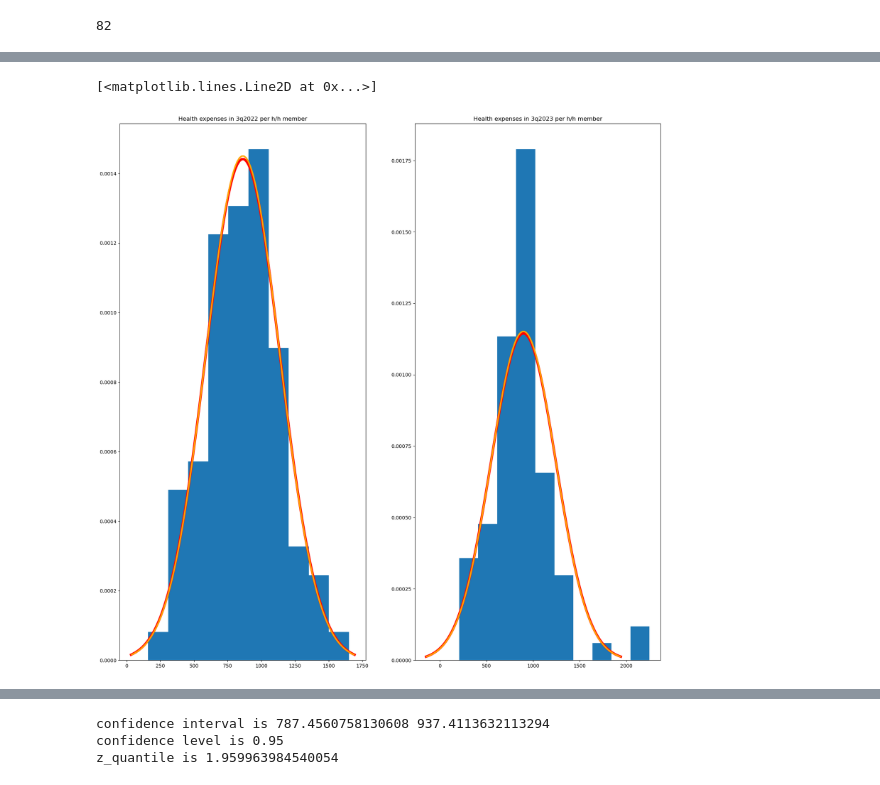
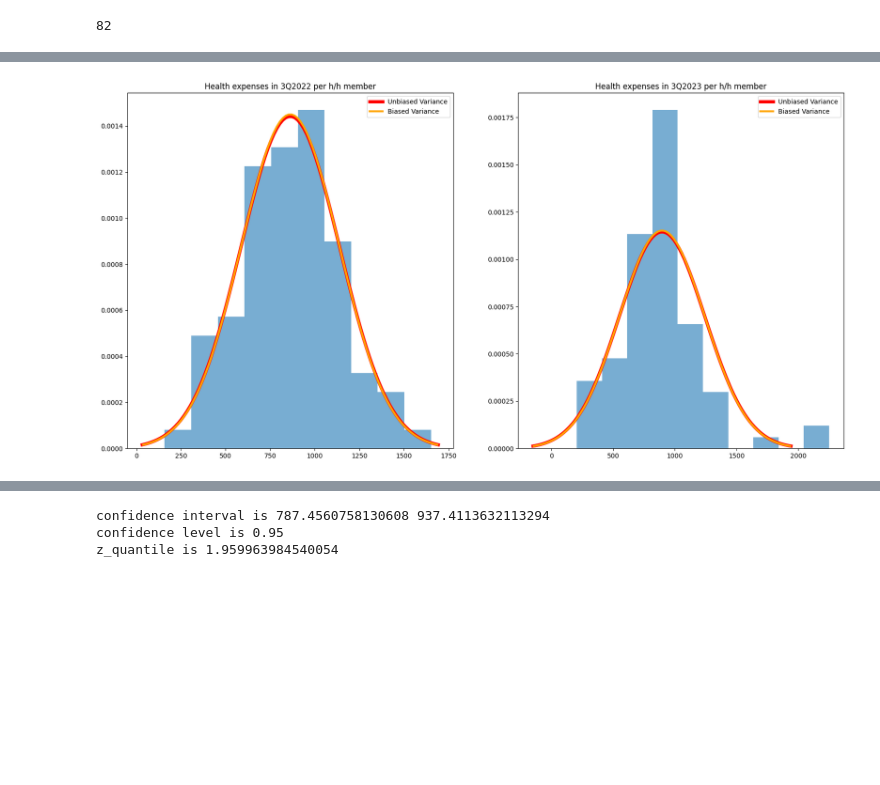
Before and after one commit to Pyatachokk/hse_asml_course, a Jupyter notebook: seminars/seminar_6/stat_0.ipynb, the cells around one changed output, grey strips where cells are left out. Cells and saved outputs as stored; diff of their text form; code cells hidden in the pictures; blank space fills up the shorter version.

```diff
--- a/seminars/seminar_6/stat_0.ipynb
+++ b/seminars/seminar_6/stat_0.ipynb
@@ -11,4 +13,6 @@ import scipy.stats as stats
 # %%
-data = pd.read_excel("HW_example_data.xlsx", sheet_name = "Data")
-print(data)
+data = pd.read_excel("data.xlsx", sheet_name = "Data", index_col=0)
+data.index.name = "region"
+
+data
 # %% [output]
@@ -32,3 +32,0 @@ print(data)
-# %%
-data = data.rename(columns={'Unnamed: 0': 'region'})
-print(data)
@@ -103,8 +100,9 @@ ax[0,0].set_title('ln Health expenses in 3q2022 per h/h member')
 ax[0,0].hist(data.ln_health_3q2022)
 ax[0,1].set_title('ln Health expenses in 3q2023 per h/h member')
 ax[0,1].hist(data.ln_health_3q2023)
-ax[1,0].set_title('ln Health expenses in 3q2022 per h/h member')
-ax[1,0].hist(data.ln_health_3q2022, bins = 15)
-ax[1,1].set_title('ln Health expenses in 3q2023 per h/h member')
-ax[1,1].hist(data.ln_health_3q2023, bins = 15)
+
+ax[1,0].set_title('Health expenses in 3q2022 per h/h member')
+ax[1,0].hist(data.health_3q2022)
+ax[1,1].set_title('Health expenses in 3q2023 per h/h member')
+ax[1,1].hist(data.health_3q2023)
 # %% [output]
@@ -139,27 +147,37 @@ health 3q2023 mean is 896.12 health 3q2023 unbiased sample variance is 121458.8
 # %%
-x2022 = np.linspace(mean2022 - 3*np.sqrt(sample_variance2022_ub), mean2022 + 3*np.sqrt(sample_variance2022_ub), 100)
-x2023 = np.linspace(mean2023 - 3*np.sqrt(sample_variance2023_ub), mean2023 + 3*np.sqrt(sample_variance2023_ub), 100)
+# Function to calculate x range for plotting
+def calculate_x_range(mean, variance, num_points=100):
+    std_dev = np.sqrt(variance)
+    return np.linspace(mean - 3 * std_dev, mean + 3 * std_dev, num_points)
 
-x2022_b = np.linspace(mean2022 - 3*np.sqrt(sample_variance2022_b), mean2022 + 3*np.sqrt(sample_variance2022_b), 100)
-x2023_b = np.linspace(mean2023 - 3*np.sqrt(sample_variance2023_b), mean2023 + 3*np.sqrt(sample_variance2023_b), 100)
+# Function to plot histogram and normal distribution
+def plot_histogram_with_distribution(ax, title, data, mean, variance_ub, variance_b):
+    ax.set_title(title)
+    ax.hist(data, density=True, alpha=0.6)
 
+    x_ub = calculate_x_range(mean, variance_ub)
+    ax.plot(x_ub, stats.norm.pdf(x_ub, mean, np.sqrt(variance_ub)), color='red', linewidth=5, label='Unbiased Variance')
 
-fig, ax = plt.subplots(1,2, figsize=(20,20))
-ax[0].set_title('Health expenses in 3q2022 per h/h member')
-ax[0].hist(data.health_3q2022, density = True)
-ax[0].plot(x2022, stats.norm.pdf(x2022, mean2022, np.sqrt(sample_variance2022_ub)), color = 'red', linewidth = 5)
+    x_b = calculate_x_range(mean, variance_b)
+    ax.plot(x_b, stats.norm.pdf(x_b, mean, np.sqrt(variance_b)), color='orange', linewidth=3, label='Biased Variance')
 
-ax[1].set_title('Health expenses in 3q2023 per h/h member')
-ax[1].hist(data.health_3q2023, density = True)
-ax[1].plot(x2023, stats.norm.pdf(x2023, mean2023, np.sqrt(sample_variance2023_ub)), color = 'red', linewidth = 5)
+    ax.legend()
 
+# Calculate statistics for each dataset
+mean_2022, variance_2022_ub, variance_2022_b = calculate_statistics(data.health_3q2022)
+mean_2023, variance_2023_ub, variance_2023_b = calculate_statistics(data.health_3q2023)
 
-ax[0].plot(x2022_b, stats.norm.pdf(x2022_b, mean2022, np.sqrt(sample_variance2022_b)), color = 'orange', linewidth = 3)
+# Create subplots
+fig, ax = plt.subplots(1, 2, figsize=(20, 10))
 
-ax[1].plot(x2023_b, stats.norm.pdf(x2023_b, mean2023, np.sqrt(sample_variance2023_b)), color = 'orange', linewidth = 3)
+# Plot data with distributions
+plot_histogram_with_distribution(ax[0], 'Health expenses in 3Q2022 per h/h member', data.health_3q2022, mean_2022, variance_2022_ub, variance_2022_b)
+plot_histogram_with_distribution(ax[1], 'Health expenses in 3Q2023 per h/h member', data.health_3q2023, mean_2023, variance_2023_ub, variance_2023_b)
+
+# Display the plot
+plt.show()
 # %% [output]
-[<matplotlib.lines.Line2D at 0x...>]
-[figure, old version]
+[figure, new version]
 # %%
 #Maximum Likelihood Estimation (MLE) Method
 
```
Also changed, not shown: parts of 9 cells of this notebook, 1 other file.
